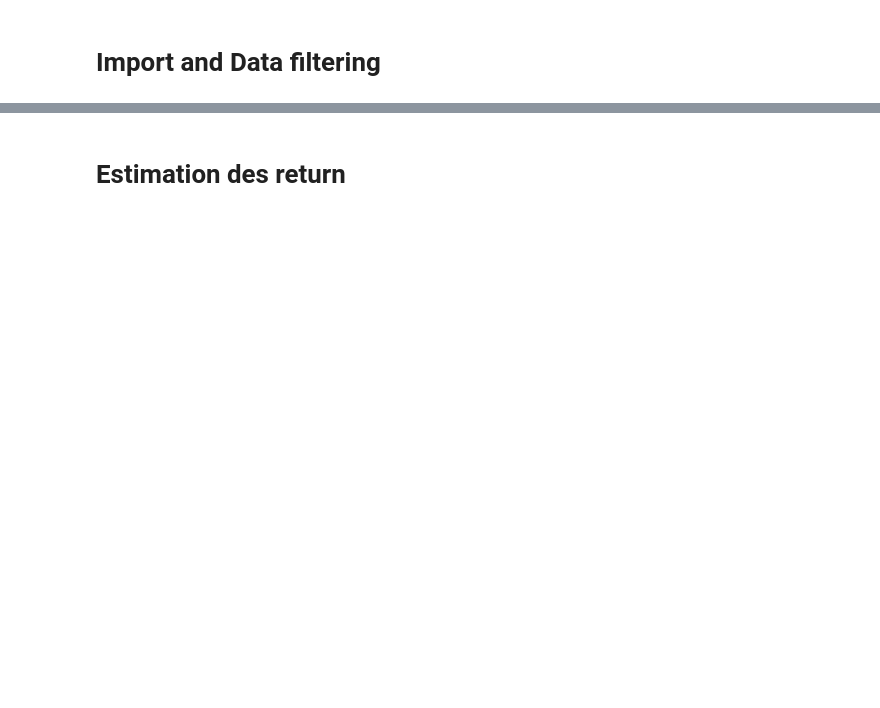
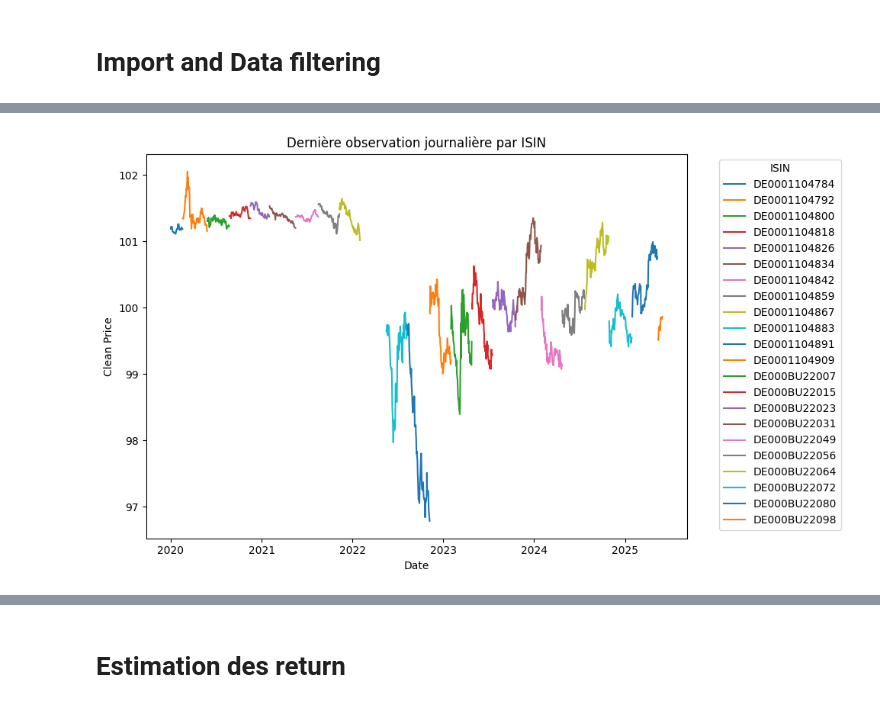
Before and after one commit to pradosth0/Markowitz_based_portfolio_allocation, a Jupyter notebook: premier_pf_V2.ipynb, the cells around one changed output, grey strips where cells are left out. Cells and saved outputs as stored; diff of their text form; code cells hidden in the pictures; blank space fills up the shorter version.

```diff
--- a/premier_pf_V2.ipynb
+++ b/premier_pf_V2.ipynb
@@ -36,0 +41,16 @@ data["r_per_DV01"] = -data["dy"]  # per DV01 standardized return (dimensionless)
+# %%
+data2 = data[data["time_stamp"]> "2020-01-01 06:45:00+00:00"][data["time_stamp"]< "2025-06-01 06:45:00+00:00"][data["country_iso"]== "DE"][data["mat_cat"]=="2"]
+data2["time_stamp"] = pd.to_datetime(data2["time_stamp"], utc=True)
+
+# Extraire la date seule (en timezone UTC ici)
+data2["date"] = data2["time_stamp"].dt.date
+
+# Trier pour être sûr d'avoir les lignes dans l'ordre chronologique
+data2 = data2.sort_values(["isin", "time_stamp"])
+
+# Garder la dernière observation par jour (et par ISIN)
+df_last = data2.groupby(["isin", "date"], as_index=False).last()
+
+# (Optionnel) supprimer la colonne auxiliaire si tu n’en veux plus
+df_last = df_last.drop(columns=["date"])
+df_last
@@ -36,0 +71,18 @@ data["r_per_DV01"] = -data["dy"]  # per DV01 standardized return (dimensionless)
+# %%
+
+df_last["time_stamp"] =  pd.to_datetime(df_last["time_stamp"], utc=True).dt.date
+df_last.to_excel("data/inspect.xlsx", index=False, sheet_name="Last_Obs")
+# %%
+plt.figure(figsize=(10,6))
+
+for isin, sub in df_last.groupby("isin"):
+    plt.plot(sub["time_stamp"], sub["price"], label=isin)
+
+plt.xlabel("Date")
+plt.ylabel("Clean Price")
+plt.title("Dernière observation journalière par ISIN")
+plt.legend(title="ISIN", bbox_to_anchor=(1.05, 1), loc="upper left")
+plt.tight_layout()
+plt.show()
+# %% [output]
+[figure, added]
```
Also changed, not shown: parts of 6 cells of this notebook, 2 other files.
